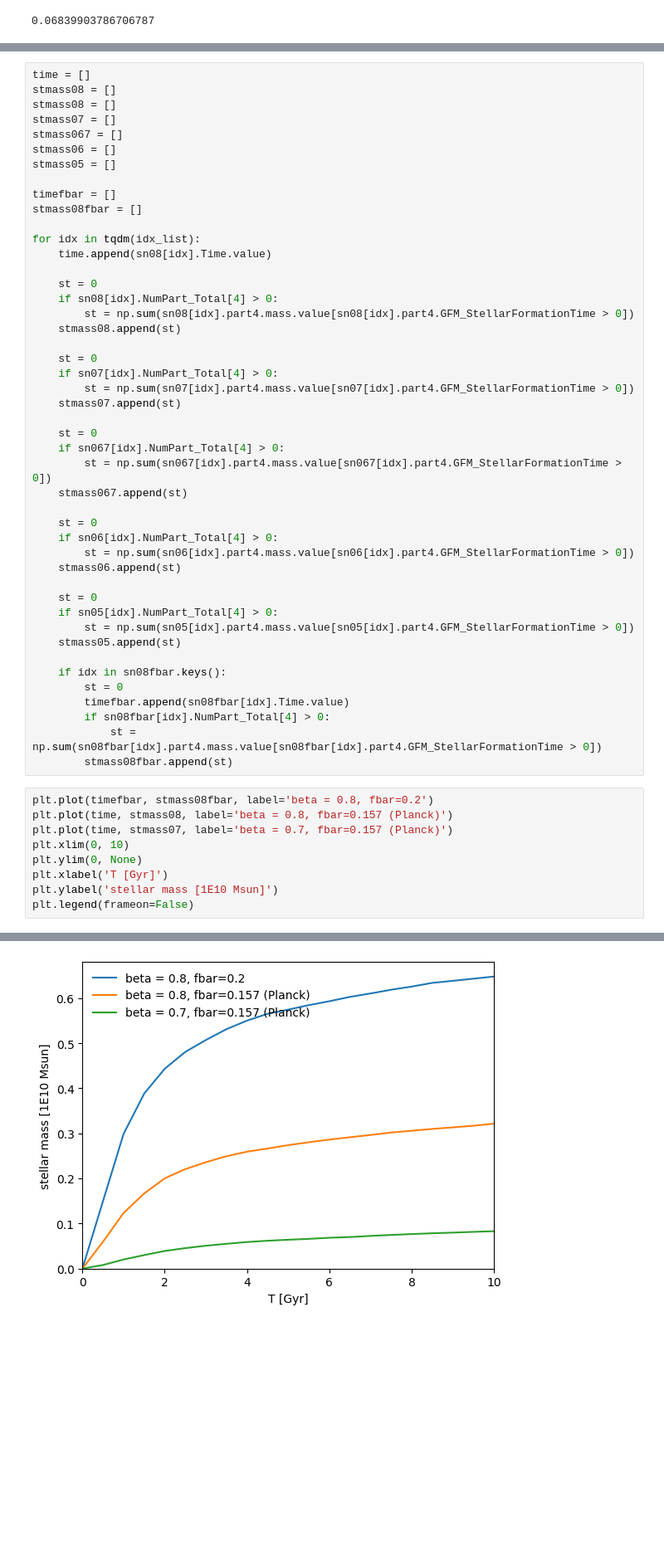
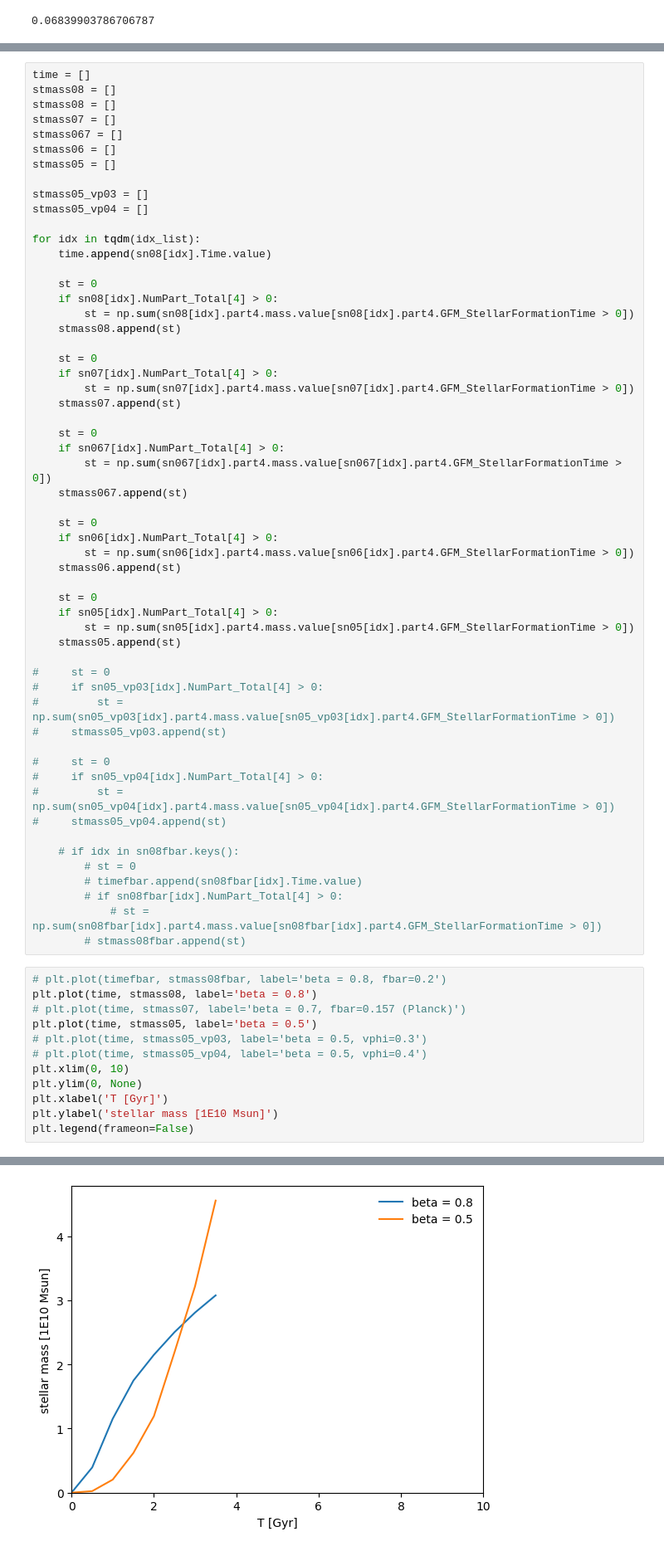
Before and after one commit to gusbeane/GSEgas, a Jupyter notebook: runs/MW6iso/scratch.ipynb, the cells around one changed output, grey strips where cells are left out. Shown: that part at 83% size. Drawn from its saved outputs; the diff is of its cells as text; blank space fills up the shorter version.

```diff
--- a/runs/MW6iso/scratch.ipynb
+++ b/runs/MW6iso/scratch.ipynb
@@ -171,8 +178,8 @@ stmass067 = []
 stmass06 = []
 stmass05 = []
 
-timefbar = []
-stmass08fbar = []
+stmass05_vp03 = []
+stmass05_vp04 = []
 
 for idx in tqdm(idx_list):
     time.append(sn08[idx].Time.value)
@@ -202,21 +209,34 @@ for idx in tqdm(idx_list):
         st = np.sum(sn05[idx].part4.mass.value[sn05[idx].part4.GFM_StellarFormationTime > 0])
     stmass05.append(st)
 
-    if idx in sn08fbar.keys():
-        st = 0
-        timefbar.append(sn08fbar[idx].Time.value)
-        if sn08fbar[idx].NumPart_Total[4] > 0:
-            st = np.sum(sn08fbar[idx].part4.mass.value[sn08fbar[idx].part4.GFM_StellarFormationTime > 0])
-        stmass08fbar.append(st)
+#     st = 0
+#     if sn05_vp03[idx].NumPart_Total[4] > 0:
+#         st = np.sum(sn05_vp03[idx].part4.mass.value[sn05_vp03[idx].part4.GFM_StellarFormationTime > 0])
+#     stmass05_vp03.append(st)
+
+#     st = 0
+#     if sn05_vp04[idx].NumPart_Total[4] > 0:
+#         st = np.sum(sn05_vp04[idx].part4.mass.value[sn05_vp04[idx].part4.GFM_StellarFormationTime > 0])
+#     stmass05_vp04.append(st)
+
+    # if idx in sn08fbar.keys():
+        # st = 0
+        # timefbar.append(sn08fbar[idx].Time.value)
+        # if sn08fbar[idx].NumPart_Total[4] > 0:
+            # st = np.sum(sn08fbar[idx].part4.mass.value[sn08fbar[idx].part4.GFM_StellarFormationTime > 0])
+        # stmass08fbar.append(st)
 # %%
-plt.plot(timefbar, stmass08fbar, label='beta = 0.8, fbar=0.2')
-plt.plot(time, stmass08, label='beta = 0.8, fbar=0.157 (Planck)')
-plt.plot(time, stmass07, label='beta = 0.7, fbar=0.157 (Planck)')
+# plt.plot(timefbar, stmass08fbar, label='beta = 0.8, fbar=0.2')
+plt.plot(time, stmass08, label='beta = 0.8')
+# plt.plot(time, stmass07, label='beta = 0.7, fbar=0.157 (Planck)')
+plt.plot(time, stmass05, label='beta = 0.5')
+# plt.plot(time, stmass05_vp03, label='beta = 0.5, vphi=0.3')
+# plt.plot(time, stmass05_vp04, label='beta = 0.5, vphi=0.4')
 plt.xlim(0, 10)
 plt.ylim(0, None)
 plt.xlabel('T [Gyr]')
 plt.ylabel('stellar mass [1E10 Msun]')
 plt.legend(frameon=False)
 # %% [output]
 <matplotlib.legend.Legend at 0x...>
-[figure, old version]
+[figure, new version]
```
Also changed, not shown: parts of 9 cells of this notebook, 1 other file.
